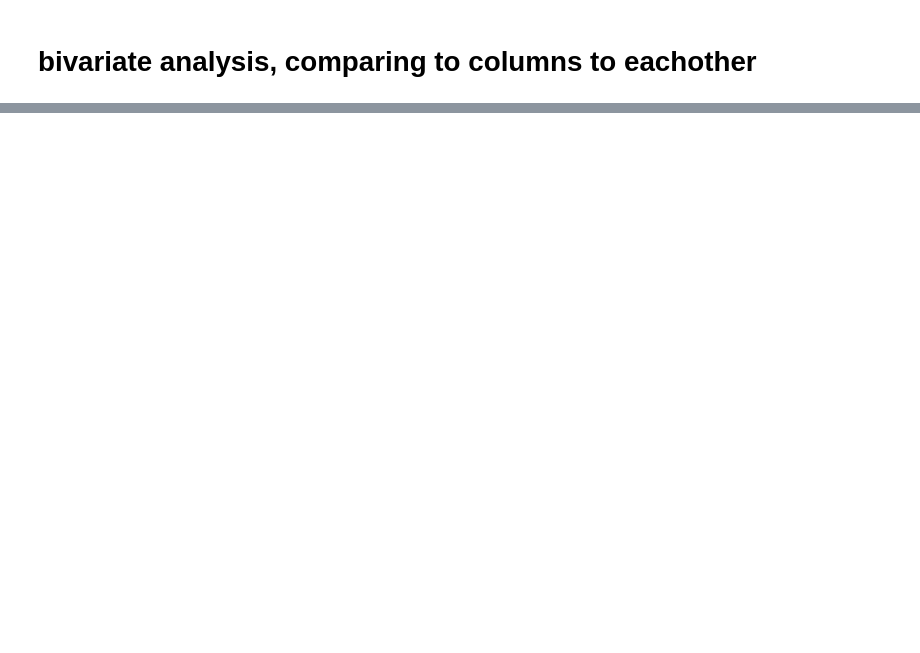
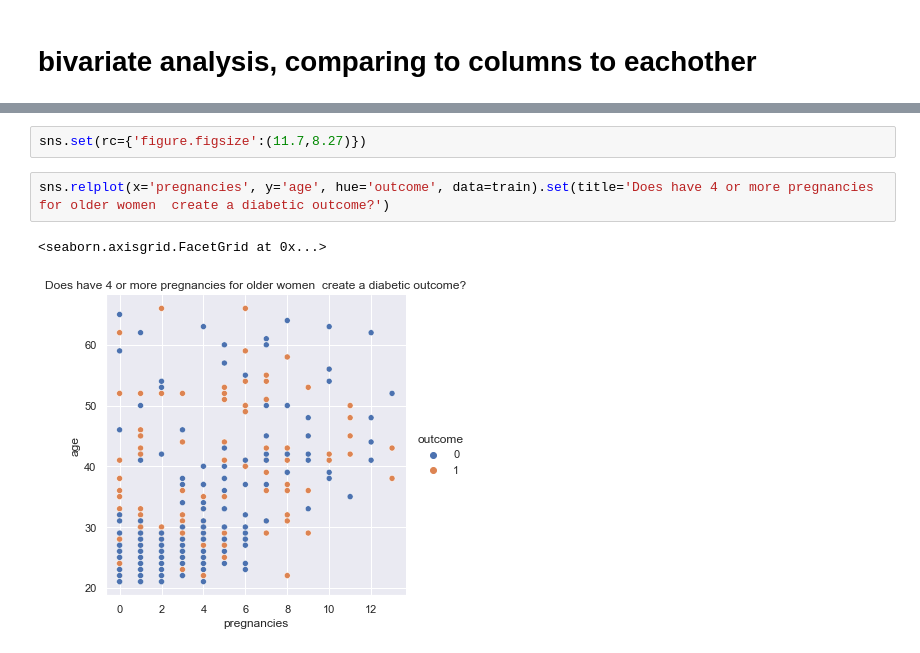
Before and after one commit to raedownen/mini_projects, a Jupyter notebook: diabetes_project.ipynb, the cells around one changed output, grey strips where cells are left out. Drawn from its saved outputs; the diff is of its cells as text; blank space fills up the shorter version.

```diff
--- a/diabetes_project.ipynb
+++ b/diabetes_project.ipynb
@@ -413,0 +723,7 @@ sns.pairplot(data=diabetes_df, kind="reg", corner=True)
+# %%
+sns.set(rc={'figure.figsize':(11.7,8.27)})
+# %%
+sns.relplot(x='pregnancies', y='age', hue='outcome', data=train).set(title='Does have 4 or more pregnancies for older women  create a diabetic outcome?')
+# %% [output]
+<seaborn.axisgrid.FacetGrid at 0x...>
+[figure, added]
```
Also changed, not shown: parts of 98 cells of this notebook.
